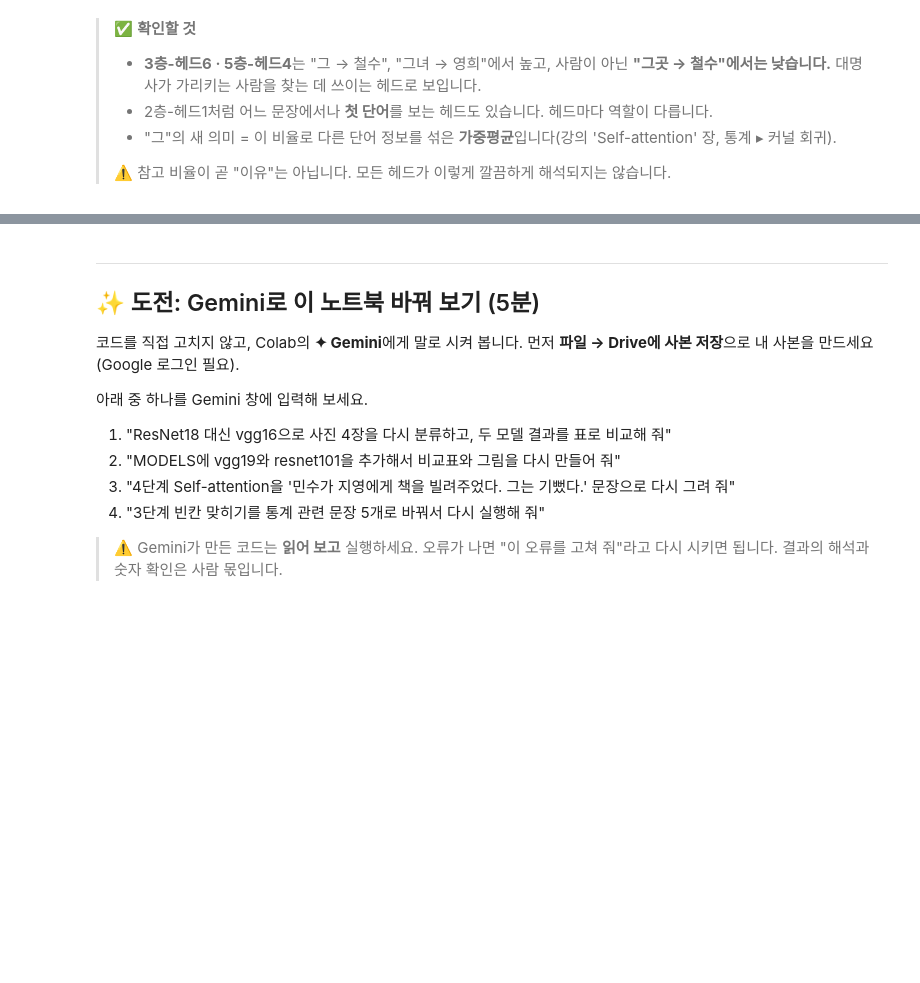
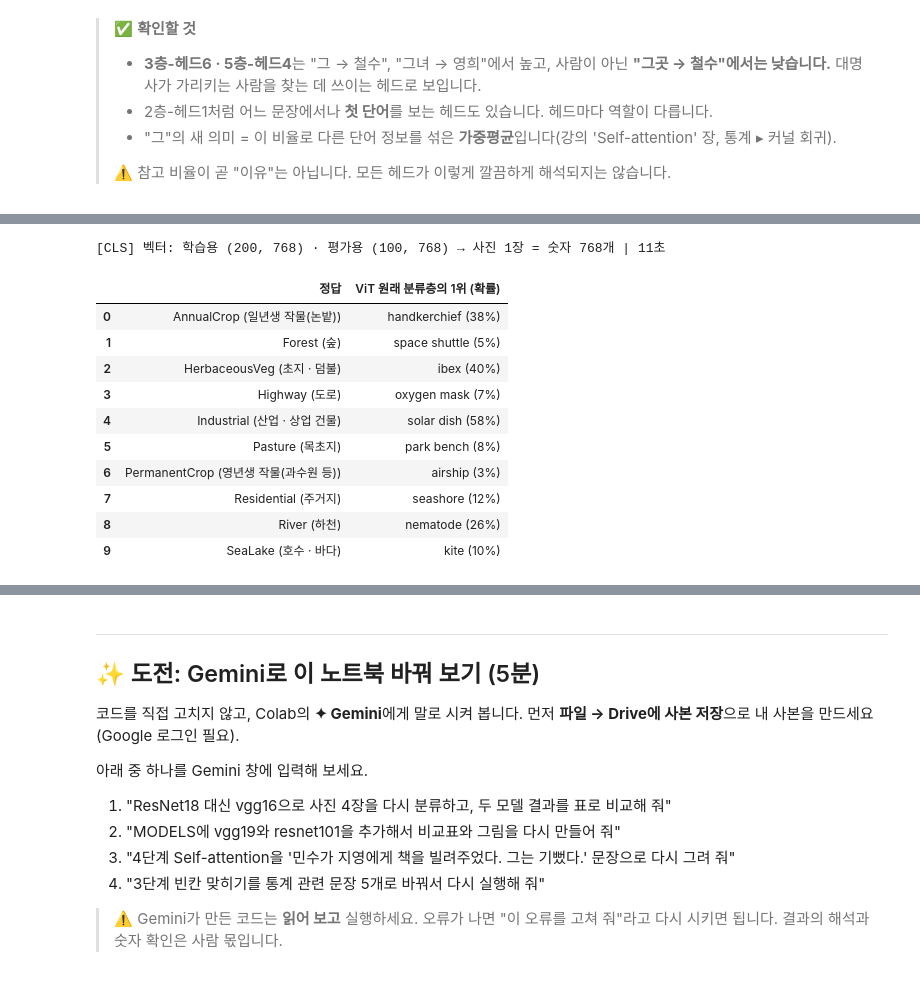
Before and after one commit to sunghoonim/stat-ai-2026, a Jupyter notebook: lab1_inference_cnn_transformer.ipynb, the cells around one changed output, grey strips where cells are left out. Drawn from its saved outputs; the diff is of its cells as text; code cells hidden in the pictures; blank space fills up the shorter version.

```diff
--- a/lab1_inference_cnn_transformer.ipynb
+++ b/lab1_inference_cnn_transformer.ipynb
@@ -395,0 +439,34 @@ pd.DataFrame([row], columns=uniq(tokens), index=["3층-헤드6: '그'의 참고
+# %%
+vw = models.ViT_B_16_Weights.DEFAULT
+vit = models.vit_b_16(weights=vw).eval()   # 1단계 비교표에서 내려받은 ViT-B/16 (건너뛰었다면 지금 약 0.3GB)
+vit_pre = vw.transforms()                  # 64×64 사진을 224×224로 키우고 밝기 맞추기
+imagenet_head = vit.heads                  # 원래 분류층: [CLS] 벡터 768개 → ImageNet 1,000종 (선형층 하나)
+vit.heads = nn.Identity()                  # 분류층을 떼면 ViT의 출력 = [CLS] 벡터
+
+def cls_vectors(idx, batch=50):
+    return torch.cat([vit(torch.stack([vit_pre(sat_imgs[i]) for i in idx[k:k + batch]]))
+                      for k in range(0, len(idx), batch)])
+
+t = time.time()
+Z_tr, Z_te = cls_vectors(tr_idx), cls_vectors(te_idx)
+print(f"[CLS] 벡터: 학습용 {tuple(Z_tr.shape)} · 평가용 {tuple(Z_te.shape)} → 사진 1장 = 숫자 {Z_tr.shape[1]}개 | {time.time() - t:.0f}초")
+
+# 원래 분류층(ImageNet 1,000종)에 넣으면? 분류마다 평가용 첫 장
+cats = vw.meta["categories"]
+p, j = imagenet_head(Z_te).softmax(1).max(1)
+first = [list(y_te).index(c) for c in range(10)]
+pd.DataFrame({"정답": [f"{CLASSES[c]} ({KO[c]})" for c in range(10)],
+              "ViT 원래 분류층의 1위 (확률)": [f"{cats[j[k]]} ({p[k]:.0%})" for k in first]})
+# %% [output]
+[CLS] 벡터: 학습용 (200, 768) · 평가용 (100, 768) → 사진 1장 = 숫자 768개 | 11초
+|  | 정답 | ViT 원래 분류층의 1위 (확률) |
+| 0 | AnnualCrop (일년생 작물(논밭)) | handkerchief (38%) |
+| 1 | Forest (숲) | space shuttle (5%) |
+| 2 | HerbaceousVeg (초지 · 덤불) | ibex (40%) |
+| 3 | Highway (도로) | oxygen mask (7%) |
+| 4 | Industrial (산업 · 상업 건물) | solar dish (58%) |
+| 5 | Pasture (목초지) | park bench (8%) |
+| 6 | PermanentCrop (영년생 작물(과수원 등)) | airship (3%) |
+| 7 | Residential (주거지) | seashore (12%) |
+| 8 | River (하천) | nematode (26%) |
+| 9 | SeaLake (호수 · 바다) | kite (10%) |
```
Also changed, not shown: parts of 15 cells of this notebook, 1 other file.
